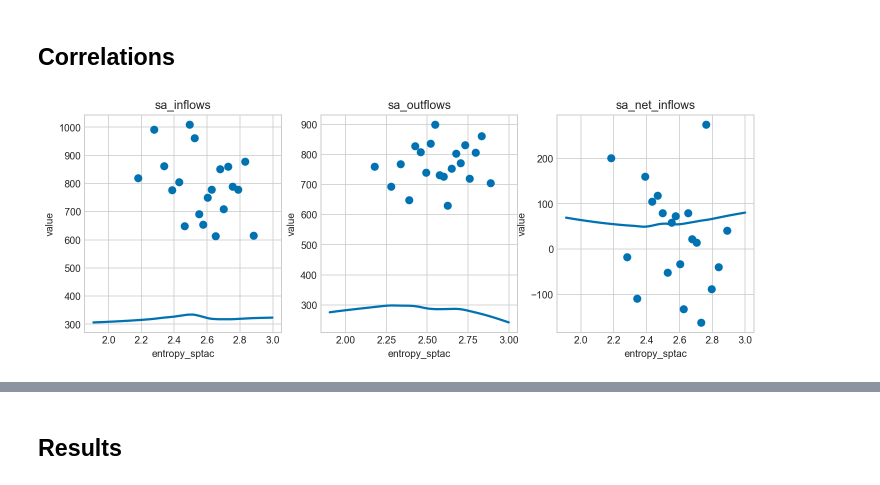
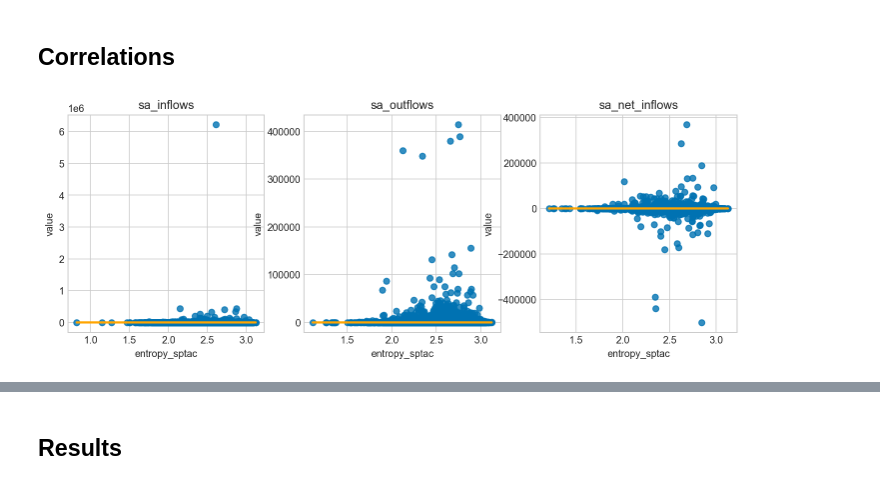
Before and after one commit to fabiangunzinger/entropy, a Jupyter notebook: notebooks/analysis.ipynb, the cells around one changed output, grey strips where cells are left out. Cells and saved outputs as stored; diff of their text form; code cells hidden in the pictures.

Commit message:
Preliminary analysis with updated data

```diff
--- a/notebooks/analysis.ipynb
+++ b/notebooks/analysis.ipynb
@@ -187,21 +172,20 @@ def make_plot(df, axis):
         y="value",
         x="entropy_sptac",
         lowess=True,
-        x_bins=20,
-        x_ci=None,
+        line_kws=dict(color="orange"),
         ci=95,
         ax=ax[axis],
     )
 # %%
 pattern = "sa_[oin]"
-outcome_vars = hd.colname_subset(data, pattern)
+outcome_vars = df.filter(regex="sa_[oin]").columns
 num_vars = len(outcome_vars)
 fig, ax = plt.subplots(1, num_vars, figsize=(4 * num_vars, 4))
 for idx, var in enumerate(outcome_vars):
-    d = make_data(data, col_name=var).sample(frac=0.1)
+    d = make_data(df, col_name=var).sample(frac=0.1)
     make_plot(d, idx)
     ax[idx].set_title(var)
 # %% [output]
-[figure, old version]
+[figure, new version]
 # %%
 pattern = "sa_scaled"
```
Also changed, not shown: parts of 20 cells of this notebook, 2 other files.
